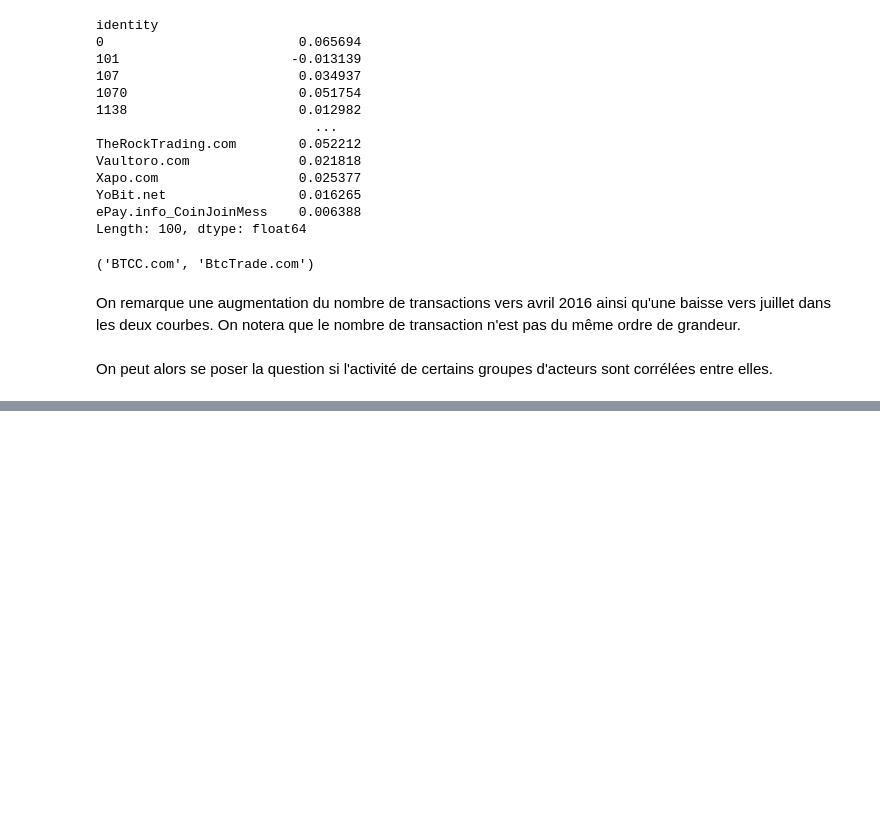
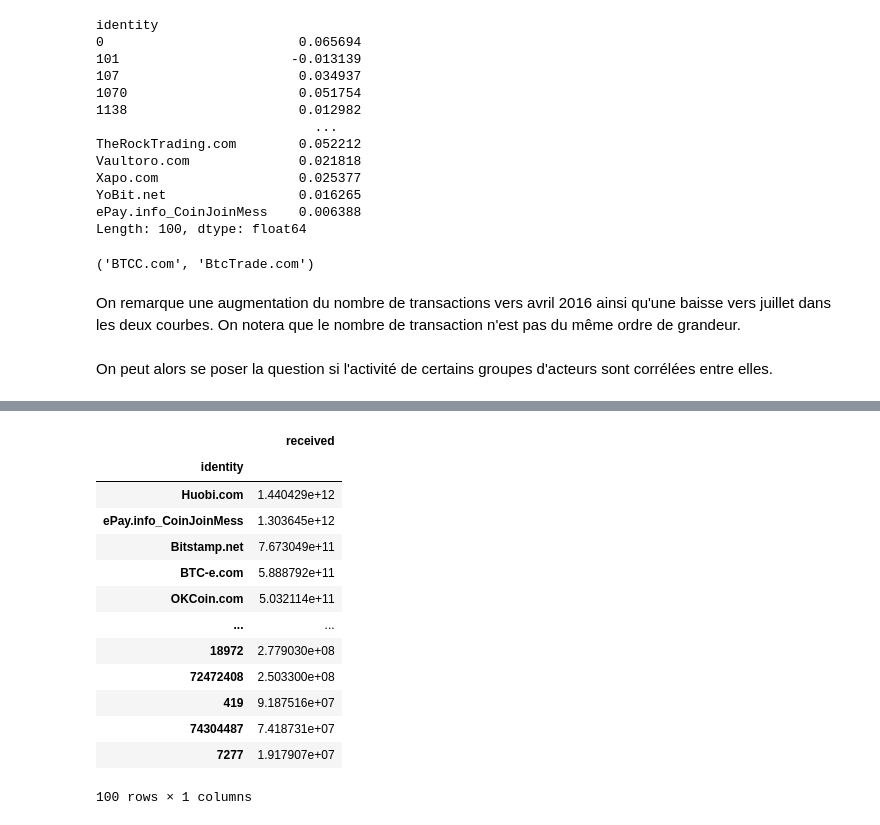
Before and after one commit to Bast-94/DefiEGC2024-RM-BH, a Jupyter notebook: notebook.ipynb, the cells around one changed output, grey strips where cells are left out. Drawn from its saved outputs; the diff is of its cells as text; code cells hidden in the pictures; blank space fills up the shorter version.

```diff
--- a/notebook.ipynb
+++ b/notebook.ipynb
@@ -120,0 +156,8 @@ Text(0.5, 1.0, "Comparison of 'received' between BtcTrade.com and BTCC.com")
+# %%
+grouped_df = block_chain_df.groupby('identity')[['received']].mean()
+grouped_df = grouped_df.sort_values('received',ascending=False)
+fig = px.bar(grouped_df.head(10), y=['received'], barmode='group')
+
+# Afficher le graphique
+fig.show()
+# %% [output]
@@ -121,3 +165,17 @@ Text(0.5, 1.0, "Comparison of 'received' between BtcTrade.com and BTCC.com")
+|  | received |
+| identity |  |
+| Huobi.com | 1.440429e+12 |
+| ePay.info_CoinJoinMess | 1.303645e+12 |
+| Bitstamp.net | 7.673049e+11 |
+| BTC-e.com | 5.888792e+11 |
+| OKCoin.com | 5.032114e+11 |
+| ... | ... |
+| 18972 | 2.779030e+08 |
+| 72472408 | 2.503300e+08 |
+| 419 | 9.187516e+07 |
+| 74304487 | 7.418731e+07 |
+| 7277 | 1.917907e+07 |
+100 rows × 1 columns
 # %%
 SATOSH_PER_BTC = 1e-8
 merge_df = pd.merge(block_chain_df, external_df[['PriceUSD']], left_index=True, right_index=True)
```
Also changed, not shown: parts of 10 cells of this notebook, 1 other file.
